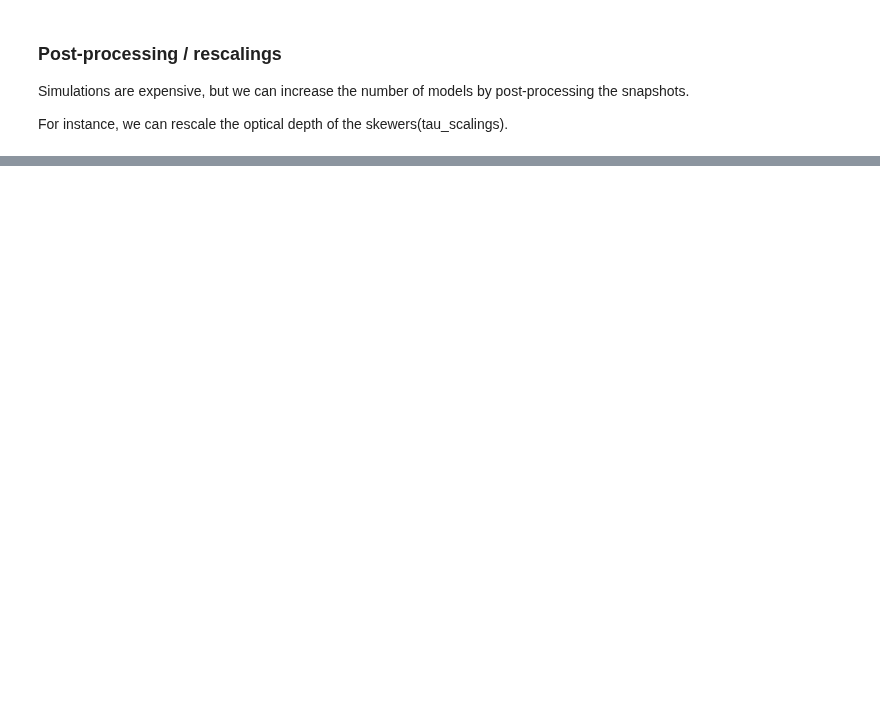
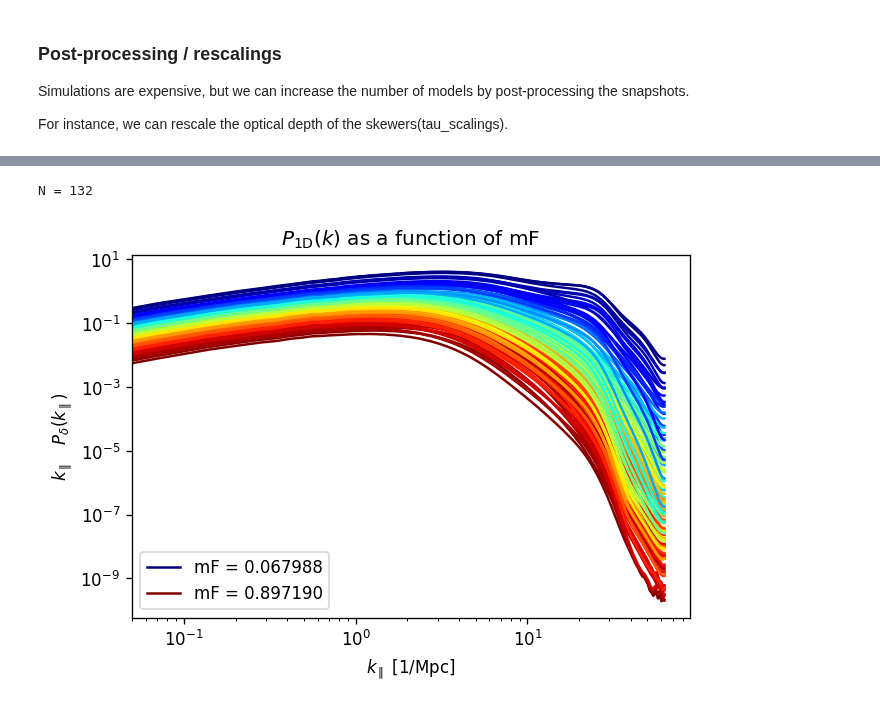
Before and after one commit to igmhub/cup1d, a Jupyter notebook: notebooks/plot_samples.ipynb, the cells around one changed output, grey strips where cells are left out. Drawn from its saved outputs; the diff is of its cells as text; code cells hidden in the pictures; blank space fills up the shorter version.

```diff
--- a/notebooks/plot_samples.ipynb
+++ b/notebooks/plot_samples.ipynb
@@ -111,0 +112,31 @@ archive.plot_samples('mF','sigT_Mpc',tau_scalings=True)
+# %%
+plot_ylog=True
+def plot_p1d_dependence(data,tag):
+    N=len(data)
+    print('N =',N)
+    val=np.array([data[i][tag] for i in range(N)])
+    imin=np.argmin(val)
+    imax=np.argmax(val)
+    min_val=val[imin]
+    max_val=val[imax]
+    for i in range(N):
+        k_Mpc=data[i]['k_Mpc']
+        p1d_Mpc=data[i]['p1d_Mpc']
+        col = plt.cm.jet((val[i]-min_val)/(max_val-min_val))
+        if i in [imin,imax]:
+            label=tag+' = %f'%val[i]
+        else:
+            label=None
+        if plot_ylog:
+            plt.loglog(k_Mpc,k_Mpc*p1d_Mpc,color=col,label=label)
+        else:
+            plt.semilogx(k_Mpc,k_Mpc*p1d_Mpc,color=col,label=label)
+    plt.xlabel(r'$k_\parallel$ [1/Mpc]')
+    plt.ylabel(r'$k_\parallel \quad P_{\delta}(k_\parallel)$')
+    plt.legend()
+    plt.title(r'$P_{\rm 1D}(k)$ as a function of '+tag)
+# %%
+plot_p1d_dependence(archive.data,'mF')
+# %% [output]
+N = 132
+[figure, added]
```
Also changed, not shown: parts of 6 cells of this notebook, 2 other files.
